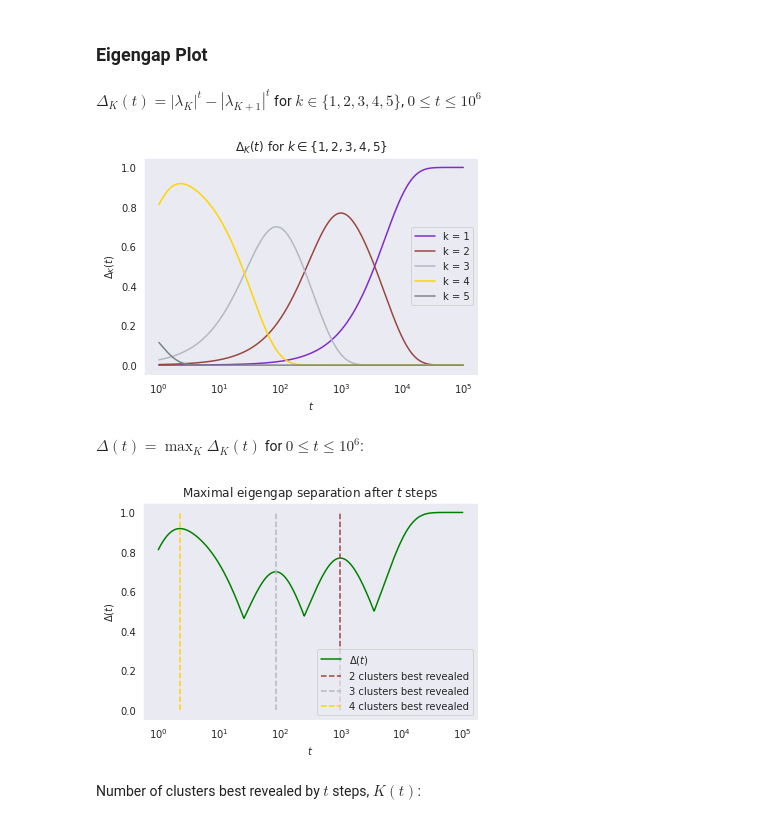
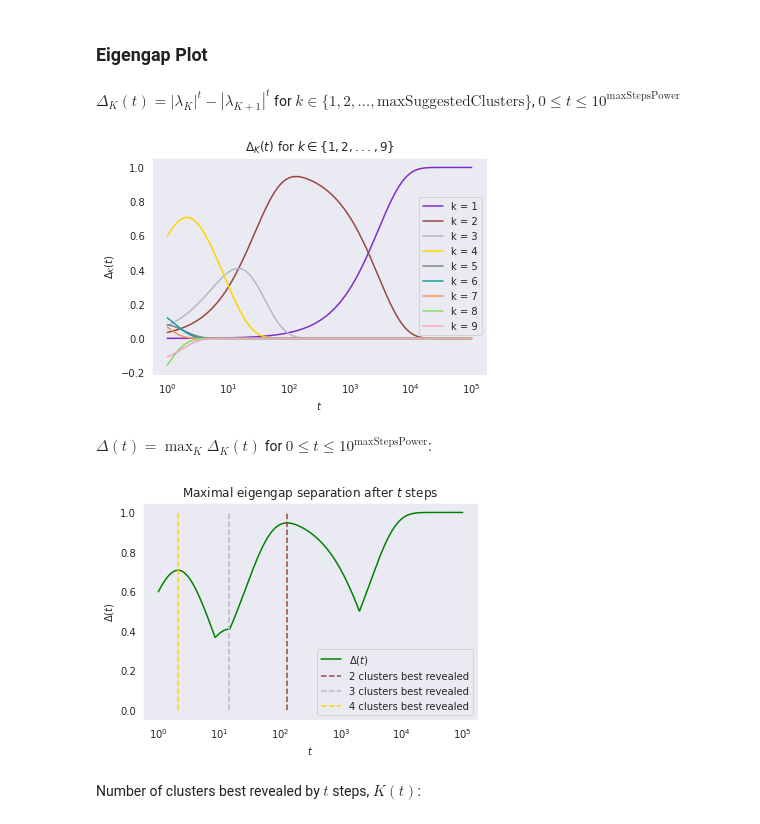
Before and after one commit to mcindoe/regimedetection, a Jupyter notebook: examples/brownianpaths/main.ipynb, the cells around one changed output. Saved outputs shown, nothing was run; the diff lists cells and outputs as text; code cells hidden in the pictures.

```diff
--- a/examples/brownianpaths/main.ipynb
+++ b/examples/brownianpaths/main.ipynb
@@ -103,13 +128,13 @@ plt.show()
 # %% [markdown]
 ### Computing Logsignatures & Defining Points
 # %%
-time_augmented_paths = np.empty(shape=(n_paths, n_time_steps, 2))
+time_augmented_paths = np.empty(shape=(n_paths, N_TIME_STEPS, 2))
 time_augmented_paths[..., 0] = time_steps
 time_augmented_paths[..., 1] = paths
 # %%
 logsignatures = signatory.logsignature(
     torch.from_numpy(time_augmented_paths),
-    depth=logsignature_depth
+    depth=LOGSIGNATURE_DEPTH
 ).numpy()
 # %% [markdown]
 The points in our space are collections of these logsignatures
@@ -125,7 +150,7 @@ K^{\sigma}(x, y) := \exp \left\{ - \frac{\lvert\lvert x - y \rvert\rvert^2}{2\si
 $$
 # %%
 # Generates a vectorized RBF Kernel function
-rbf_kernel = make_rbf_kernel(rbf_kernel_sigma)
+rbf_kernel = make_rbf_kernel(RBF_KERNEL_SIGMA)
 mmd_estimate_metric = make_mmd_estimate_metric_from_kernel(rbf_kernel)
 
-gaussian_similarity = make_gaussian_similarity(gaussian_similarity_sigma)
+gaussian_similarity = make_gaussian_similarity(GAUSSIAN_SIMILARITY_SIGMA)
@@ -191,11 +173,11 @@ evalues = evalues[idx]
 # %%
 # Cluster numbers considered - most general would be {1, ..., N} where
 # N = number of points
-k_values = np.arange(1, 6)
+k_values = np.arange(1, MAX_SUGGESTED_CLUSTERS)
 
 # Number of steps considered - could be more clever about this and infer
 # from the dataset what the maximum number of steps should be, e.g. by
 # checking when the 1-clustering starts to be the recommendation
-t_values = np.logspace(start=0, stop=5, num=1000)
+t_values = np.logspace(start=0, stop=MAX_STEPS_POWER, num=1000)
 # %% [markdown]
-$\Delta_K(t) = |\lambda_{K}|^t - |\lambda_{K+1}|^t$ for $k \in \{1, 2, 3, 4, 5\}$, $0 \leq t \leq 10^6$
+$\Delta_K(t) = |\lambda_{K}|^t - |\lambda_{K+1}|^t$ for $k \in \{1, 2, \ldots, \textrm{maxSuggestedClusters}\}$, $0 \leq t \leq 10^{\textrm{maxStepsPower}}$
@@ -204,24 +184,29 @@ k_colours = make_colours(len(k_values))
 # %%
 delta_k_t_values = delta_k_t(k_values, t_values, evalues)
 
 for idx, k in enumerate(k_values):
     plt.plot(
         t_values,
         delta_k_t_values[idx],
         label=f"k = {k}",
-        color = k_colours[idx]
+        color = colours[idx]
     )
+
+if len(k_values) <= 5:
+    plot_title = "$\Delta_K(t)$ for $k \in \{" + ", ".join(str(x) for x in k_values) + "\}$"
+elif len(k_values) > 5:
+    plot_title = "$\Delta_K(t)$ for $k \in \{1, 2, ..., " + str(max(k_values)) + "\}$"
 
 plt.xscale("log")
 plt.xlabel("$t$")
 plt.ylabel("$\Delta_K(t)$")
-plt.title("$\Delta_K(t)$ for $k \in \{1, 2, 3, 4, 5 \}$")
+plt.title(plot_title)
 plt.legend()
 plt.show()
 # %% [output]
-[figure, old version]
+[figure, new version]
 # %% [markdown]
-$\Delta(t) = \max_{K} \Delta_K(t)$ for $0 \leq t \leq 10^6$:
+$\Delta(t) = \max_{K} \Delta_K(t)$ for $0 \leq t \leq 10^{\textrm{maxStepsPower}}$:
 # %%
 delta_t_values = delta_k_t_values.max(axis=0)
 
@@ -240,7 +225,7 @@ for idx, t_idx in enumerate(delta_k_t_values.argmax(axis=1)):
             [t, t],
             [0, 1],
             label=f"{k} clusters best revealed",
-            color=k_colours[idx],
+            color=colours[idx],
             linestyle="dashed"
         )
 
@@ -252,7 +237,7 @@ plt.xscale("log")
 plt.legend()
 plt.show()
 # %% [output]
-[figure, old version]
+[figure, new version]
 # %% [markdown]
 Number of clusters best revealed by $t$ steps, $K(t)$:
 # %%
```
Also changed, not shown: parts of 25 cells of this notebook, 1 other file.
